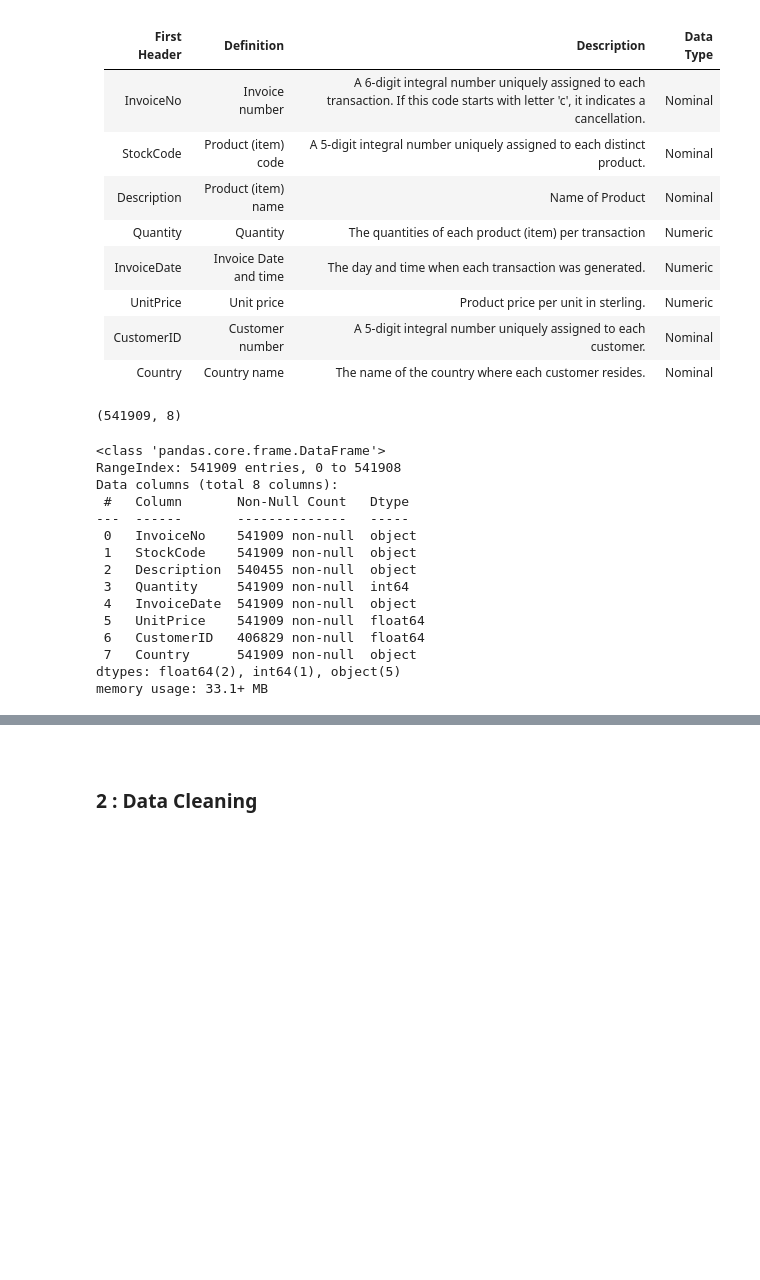
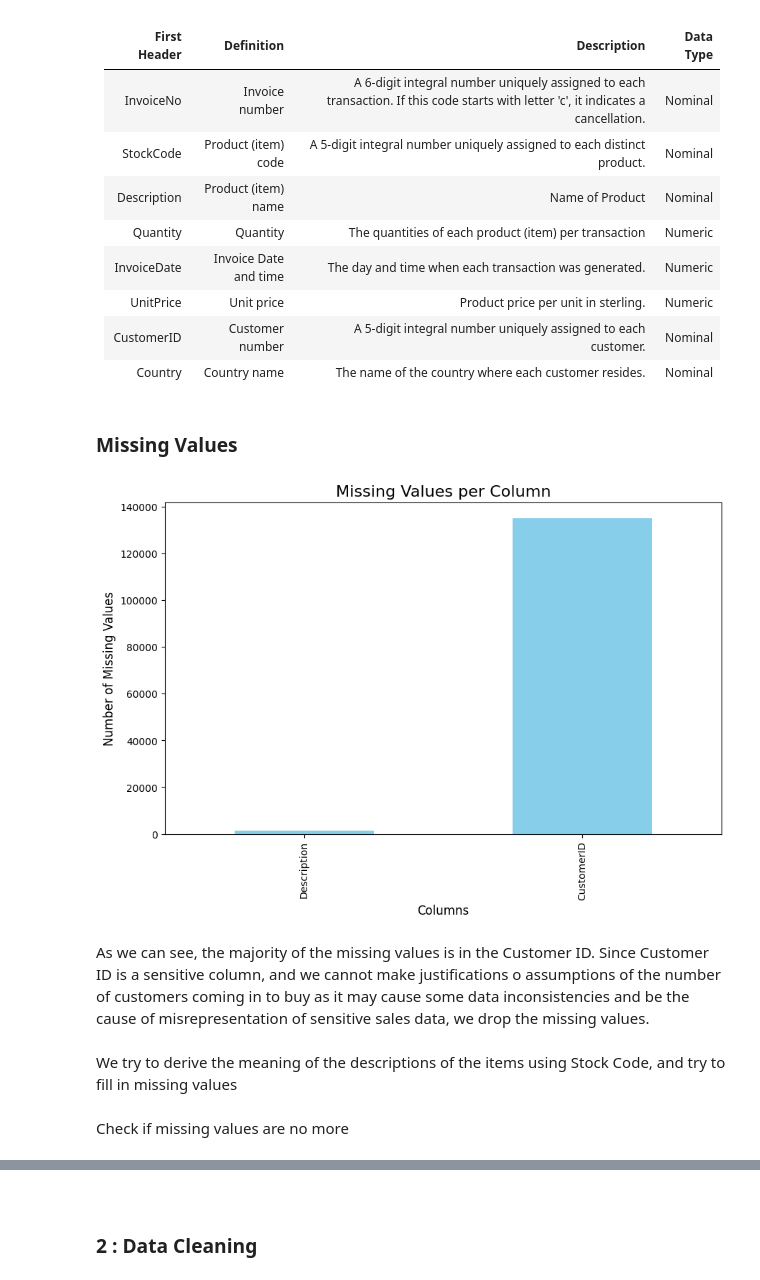
Before and after one commit to spadrejuan/cselec3c-prelims, a Jupyter notebook: Abrigo_Daliuag_Padrejuan_Salvador.ipynb, the cells around one changed output, grey strips where cells are left out. Cells and saved outputs as stored; diff of their text form; code cells hidden in the pictures; blank space fills up the shorter version.

```diff
--- a/Abrigo_Daliuag_Padrejuan_Salvador.ipynb
+++ b/Abrigo_Daliuag_Padrejuan_Salvador.ipynb
@@ -60,27 +73,26 @@ InvoiceDate | Invoice Date and time | The day and time when each transaction was
 UnitPrice | Unit price | Product price per unit in sterling. | Numeric
 CustomerID | Customer number | A 5-digit integral number uniquely assigned to each customer. | Nominal
 Country | Country name | The name of the country where each customer resides. | Nominal
-# %%
-# shape of df
-retail.shape
-# %% [output]
-(541909, 8)
-# %%
-# df description
-retail.info()
-# %% [output]
-<class 'pandas.core.frame.DataFrame'>
-RangeIndex: 541909 entries, 0 to 541908
-Data columns (total 8 columns):
- #   Column       Non-Null Count   Dtype
----  ------       --------------   -----
- 0   InvoiceNo    541909 non-null  object
- 1   StockCode    541909 non-null  object
- 2   Description  540455 non-null  object
- 3   Quantity     541909 non-null  int64
- 4   InvoiceDate  541909 non-null  object
- 5   UnitPrice    541909 non-null  float64
- 6   CustomerID   406829 non-null  float64
- 7   Country      541909 non-null  object
-dtypes: float64(2), int64(1), object(5)
-memory usage: 33.1+ MB
+# %% [markdown]
+### Missing Values
+# %%
+missing_values = retail.isnull().sum()
+
+# Filter columns with missing values (optional, can remove if you want all columns)
+missing_values = missing_values[missing_values > 0]
+
+# Plot the missing values
+plt.figure(figsize=(10, 6))
+missing_values.plot(kind='bar', color='skyblue')
+
+# Add labels and title
+plt.title('Missing Values per Column', fontsize=16)
+plt.xlabel('Columns', fontsize=12)
+plt.ylabel('Number of Missing Values', fontsize=12)
+
+# Show the plot
+plt.show()
+# %% [output]
+[figure, added]
+# %% [markdown]
+As we can see, the majority of the missing values is in the Customer ID. Since Customer ID is a sensitive column, and we cannot make justifications o assumptions of the number of customers coming in to buy as it may cause some data inconsistencies and be the cause of misrepresentation of sensitive sales data, we drop the missing values.
@@ -86,0 +103,2 @@ memory usage: 33.1+ MB
+# %% [markdown]
+We try to derive the meaning of the descriptions of the items using Stock Code, and try to fill in missing values
@@ -86,0 +116,2 @@ memory usage: 33.1+ MB
+# %% [markdown]
+Check if missing values are no more
```
Also changed, not shown: parts of 8 cells of this notebook.
